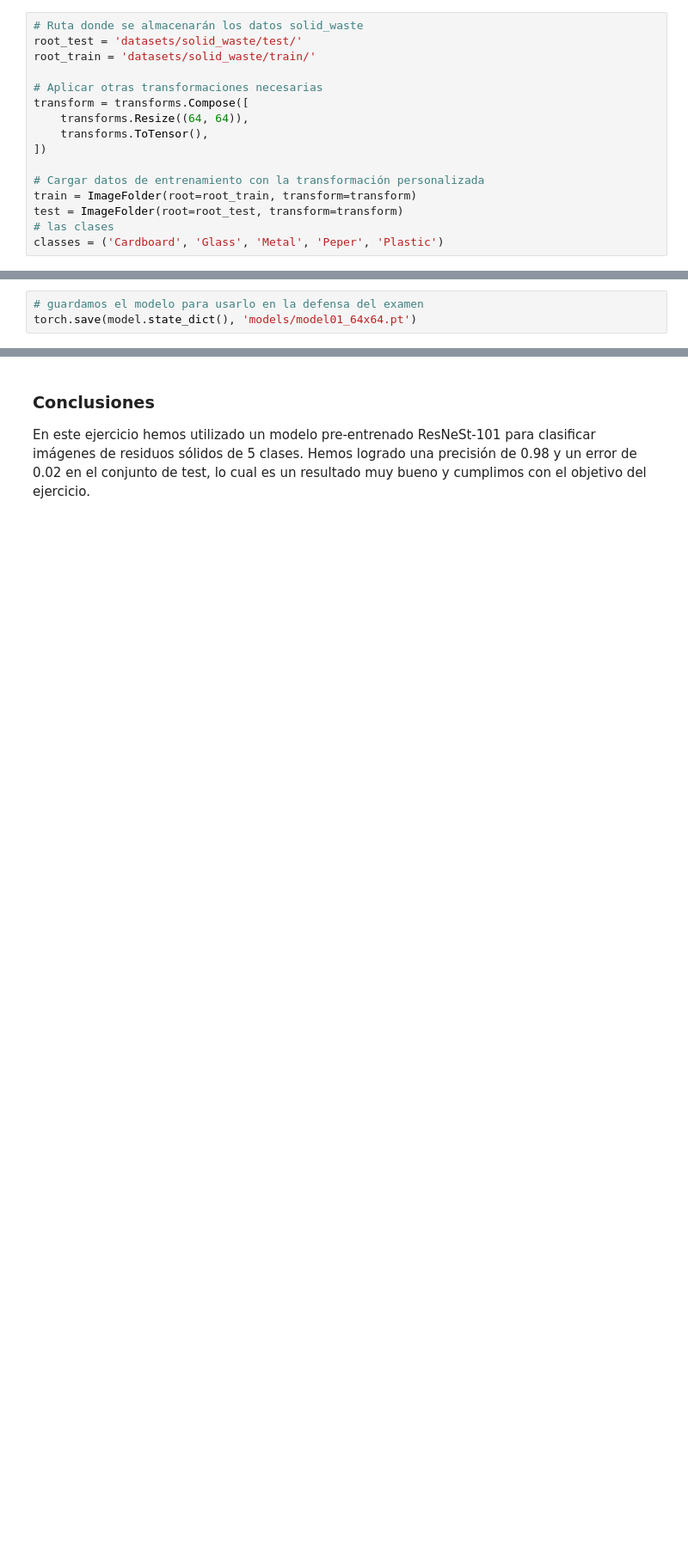
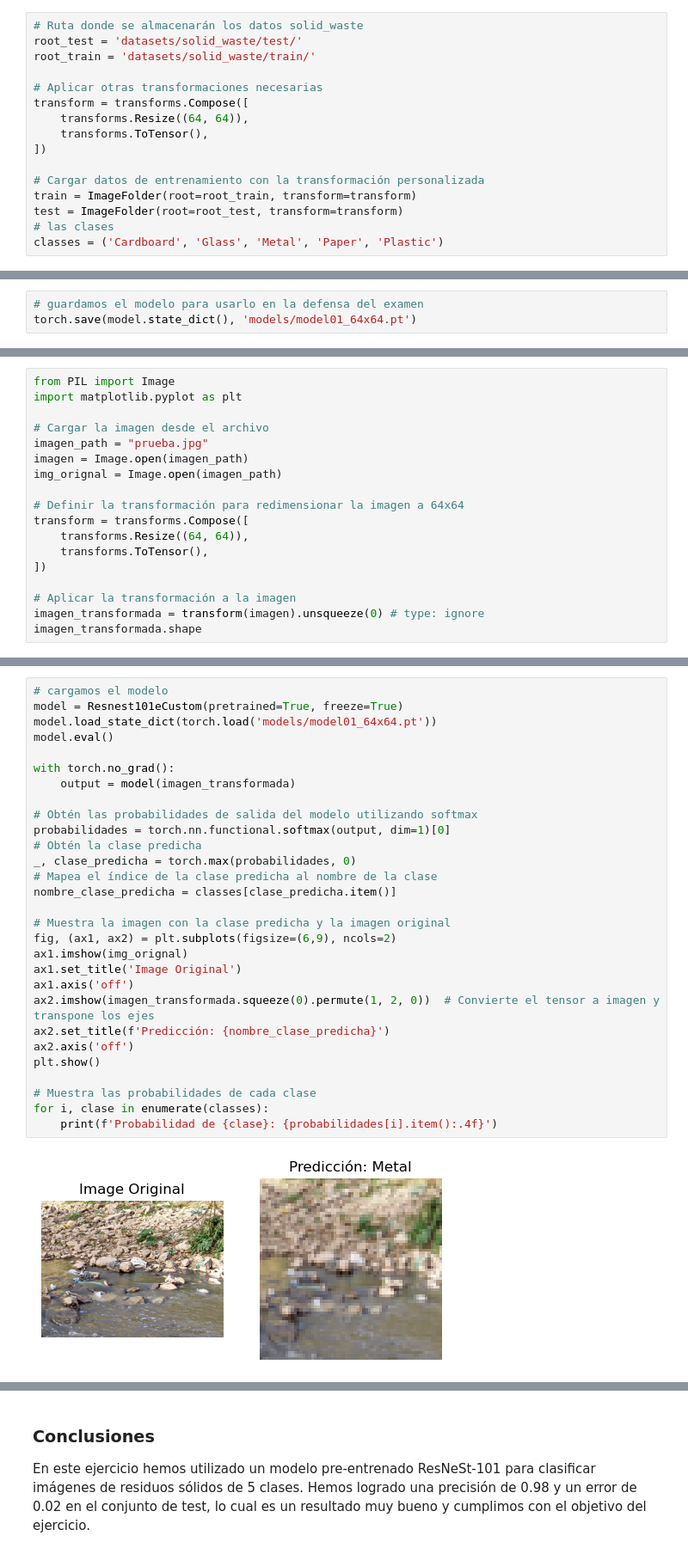
Before and after one commit to marcanii/SIS421---2-23, a Jupyter notebook: Evaluations/1erParcial/01_cnn_transfer_learning.ipynb, the cells around one changed output, grey strips where cells are left out. Shown at 86% size. Saved outputs shown, nothing was run; the diff lists cells and outputs as text; blank space fills up the shorter version.

Commit message:
primer parcial, aumentando prueba de imagenes de internet

```diff
--- a/Evaluations/1erParcial/01_cnn_transfer_learning.ipynb
+++ b/Evaluations/1erParcial/01_cnn_transfer_learning.ipynb
@@ -38,7 +38,7 @@ transform = transforms.Compose([
 train = ImageFolder(root=root_train, transform=transform)
 test = ImageFolder(root=root_test, transform=transform)
 # las clases
-classes = ('Cardboard', 'Glass', 'Metal', 'Peper', 'Plastic')
+classes = ('Cardboard', 'Glass', 'Metal', 'Paper', 'Plastic')
 # %%
 # mostramos la estructura del dataset
 train
@@ -278,0 +278,18 @@ drive.mount('/content/drive')
+# %%
+from PIL import Image
+import matplotlib.pyplot as plt
+
+# Cargar la imagen desde el archivo
+imagen_path = "prueba.jpg"
+imagen = Image.open(imagen_path)
+img_orignal = Image.open(imagen_path)
+
+# Definir la transformación para redimensionar la imagen a 64x64
+transform = transforms.Compose([
+    transforms.Resize((64, 64)),
+    transforms.ToTensor(),
+])
+
+# Aplicar la transformación a la imagen
+imagen_transformada = transform(imagen).unsqueeze(0) # type: ignore
+imagen_transformada.shape
@@ -278,0 +298,31 @@ drive.mount('/content/drive')
+# %%
+# cargamos el modelo
+model = Resnest101eCustom(pretrained=True, freeze=True)
+model.load_state_dict(torch.load('models/model01_64x64.pt'))
+model.eval()
+
+with torch.no_grad():
+    output = model(imagen_transformada)
+
+# Obtén las probabilidades de salida del modelo utilizando softmax
+probabilidades = torch.nn.functional.softmax(output, dim=1)[0]
+# Obtén la clase predicha
+_, clase_predicha = torch.max(probabilidades, 0)
+# Mapea el índice de la clase predicha al nombre de la clase
+nombre_clase_predicha = classes[clase_predicha.item()]
+
+# Muestra la imagen con la clase predicha y la imagen original
+fig, (ax1, ax2) = plt.subplots(figsize=(6,9), ncols=2)
+ax1.imshow(img_orignal)
+ax1.set_title('Image Original')
+ax1.axis('off')
+ax2.imshow(imagen_transformada.squeeze(0).permute(1, 2, 0))  # Convierte el tensor a imagen y transpone los ejes
+ax2.set_title(f'Predicción: {nombre_clase_predicha}')
+ax2.axis('off')
+plt.show()
+
+# Muestra las probabilidades de cada clase
+for i, clase in enumerate(classes):
+    print(f'Probabilidad de {clase}: {probabilidades[i].item():.4f}')
+# %% [output]
+[figure, added]
```
Also changed, not shown: parts of 5 cells of this notebook, 1 other file.
